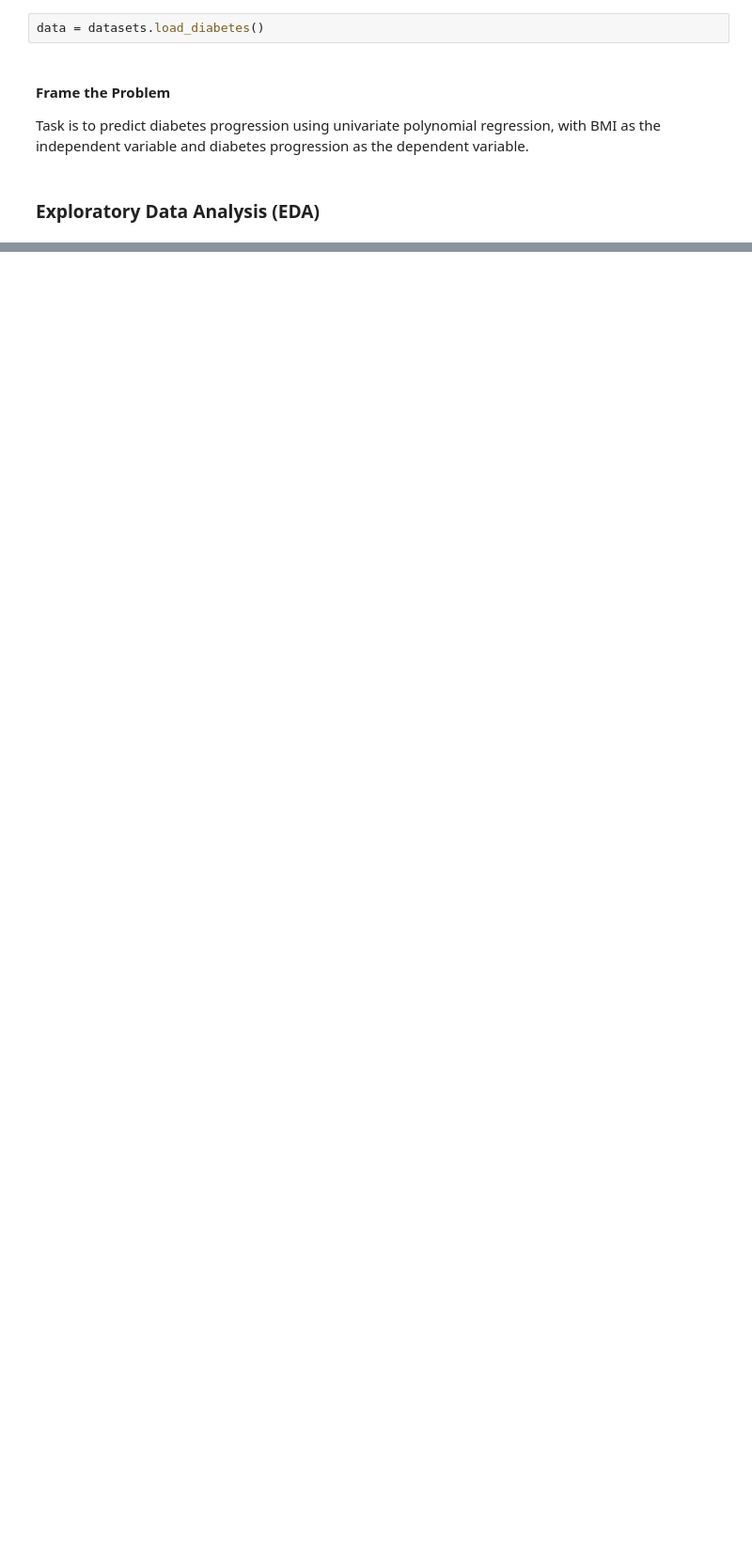
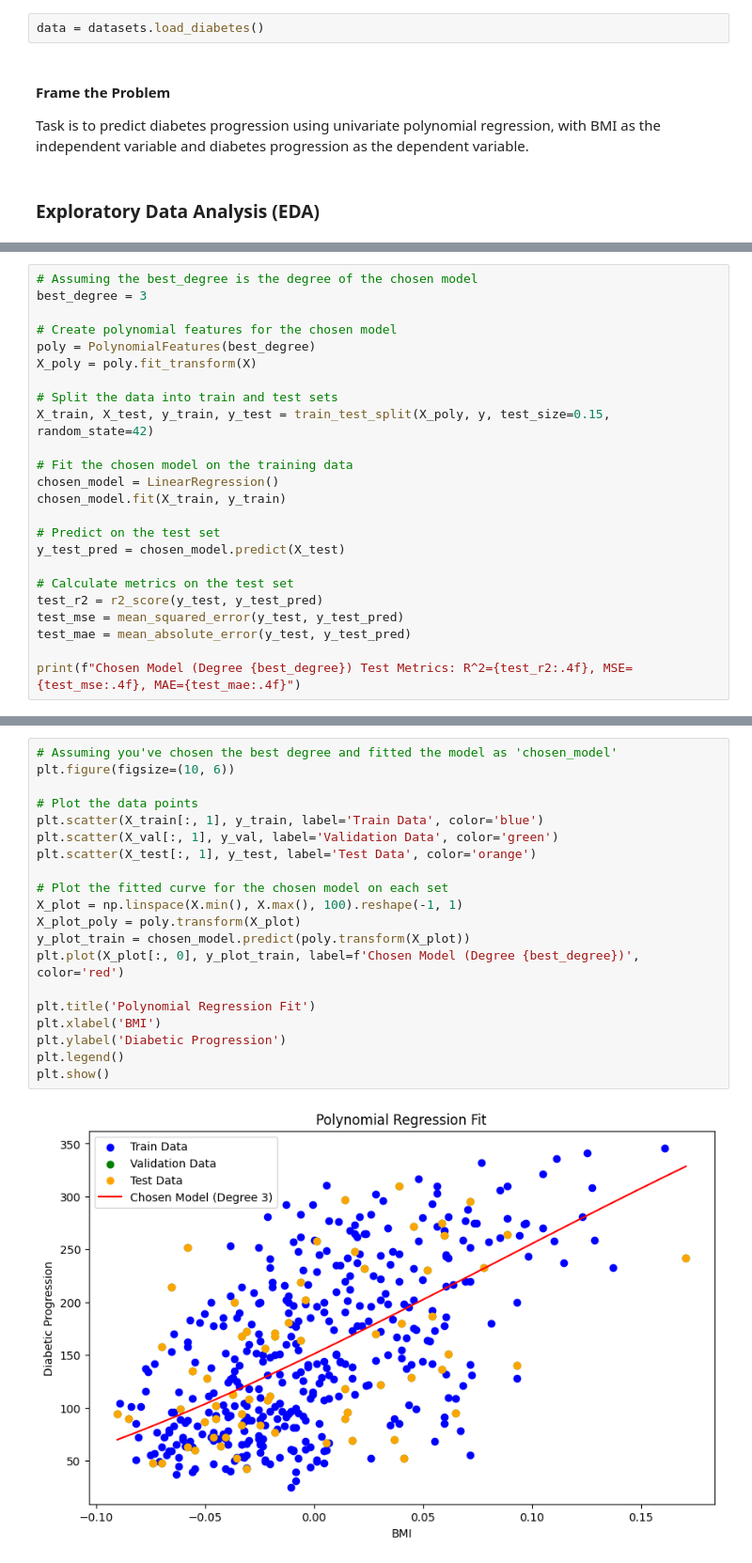
Before and after one commit to shireeshatn/CSCN8010-Labs, a Jupyter notebook: Polynomial Regression.ipynb, the cells around one changed output, grey strips where cells are left out. Shown at 94% size. Cells and saved outputs as stored; diff of their text form; blank space fills up the shorter version.

```diff
--- a/Polynomial Regression.ipynb
+++ b/Polynomial Regression.ipynb
@@ -57,0 +274,24 @@ df.head()
+# %%
+# Assuming the best_degree is the degree of the chosen model
+best_degree = 3
+
+# Create polynomial features for the chosen model
+poly = PolynomialFeatures(best_degree)
+X_poly = poly.fit_transform(X)
+
+# Split the data into train and test sets
+X_train, X_test, y_train, y_test = train_test_split(X_poly, y, test_size=0.15, random_state=42)
+
+# Fit the chosen model on the training data
+chosen_model = LinearRegression()
+chosen_model.fit(X_train, y_train)
+
+# Predict on the test set
+y_test_pred = chosen_model.predict(X_test)
+
+# Calculate metrics on the test set
+test_r2 = r2_score(y_test, y_test_pred)
+test_mse = mean_squared_error(y_test, y_test_pred)
+test_mae = mean_absolute_error(y_test, y_test_pred)
+
+print(f"Chosen Model (Degree {best_degree}) Test Metrics: R^2={test_r2:.4f}, MSE={test_mse:.4f}, MAE={test_mae:.4f}")
@@ -57,0 +300,22 @@ df.head()
+# %%
+# Assuming you've chosen the best degree and fitted the model as 'chosen_model'
+plt.figure(figsize=(10, 6))
+
+# Plot the data points
+plt.scatter(X_train[:, 1], y_train, label='Train Data', color='blue')
+plt.scatter(X_val[:, 1], y_val, label='Validation Data', color='green')
+plt.scatter(X_test[:, 1], y_test, label='Test Data', color='orange')
+
+# Plot the fitted curve for the chosen model on each set
+X_plot = np.linspace(X.min(), X.max(), 100).reshape(-1, 1)
+X_plot_poly = poly.transform(X_plot)
+y_plot_train = chosen_model.predict(poly.transform(X_plot))
+plt.plot(X_plot[:, 0], y_plot_train, label=f'Chosen Model (Degree {best_degree})', color='red')
+
+plt.title('Polynomial Regression Fit')
+plt.xlabel('BMI')
+plt.ylabel('Diabetic Progression')
+plt.legend()
+plt.show()
+# %% [output]
+[figure, added]
```
Also changed, not shown: parts of 25 cells of this notebook.
